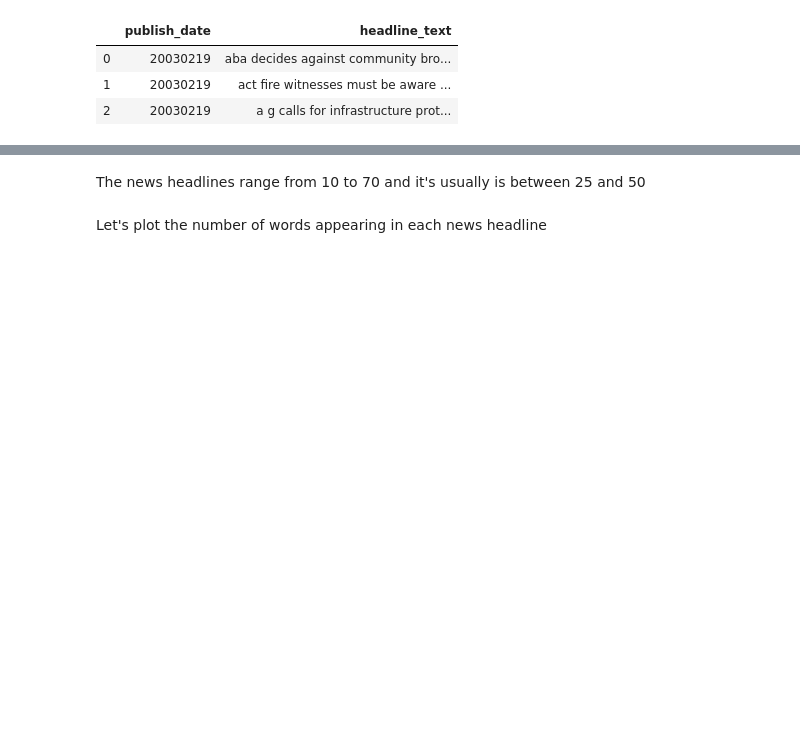
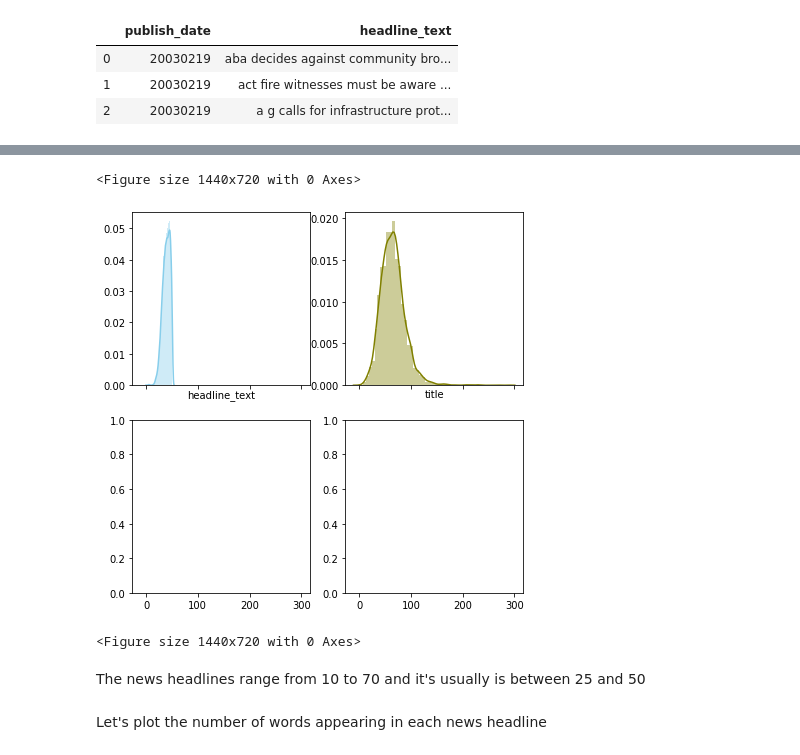
Before and after one commit to Cauchy-1899c/Project-4-LanguageProcessing, a Jupyter notebook: Untitled4.ipynb, the cells around one changed output, grey strips where cells are left out. Cells and saved outputs as stored; diff of their text form; code cells hidden in the pictures; blank space fills up the shorter version.

```diff
--- a/Untitled4.ipynb
+++ b/Untitled4.ipynb
@@ -62,3 +157,14 @@ news['headline_text'].str.len().hist() #converting the dataframe into string and
+# %%
+f, axes = plt.subplots(2, 2, figsize=(7, 7), sharex=True)
+sns.distplot( no_1 , color="skyblue", ax=axes[0, 0])
+sns.distplot( no_2 , color="olive", ax=axes[0, 1])
+plt.figure(figsize=(20,10))
+#sns.distplot( df["petal_length"] , color="gold", ax=axes[1, 0])
+#sns.distplot( df["petal_width"] , color="teal", ax=axes[1, 1])
+# %% [output]
+<Figure size 1440x720 with 0 Axes>
+[figure, added]
+<Figure size 1440x720 with 0 Axes>
 # %% [markdown]
 The news headlines range from  10 to 70 and it's usually is between 25 and 50
 # %% [markdown]
```
Also changed, not shown: parts of 41 cells of this notebook.
